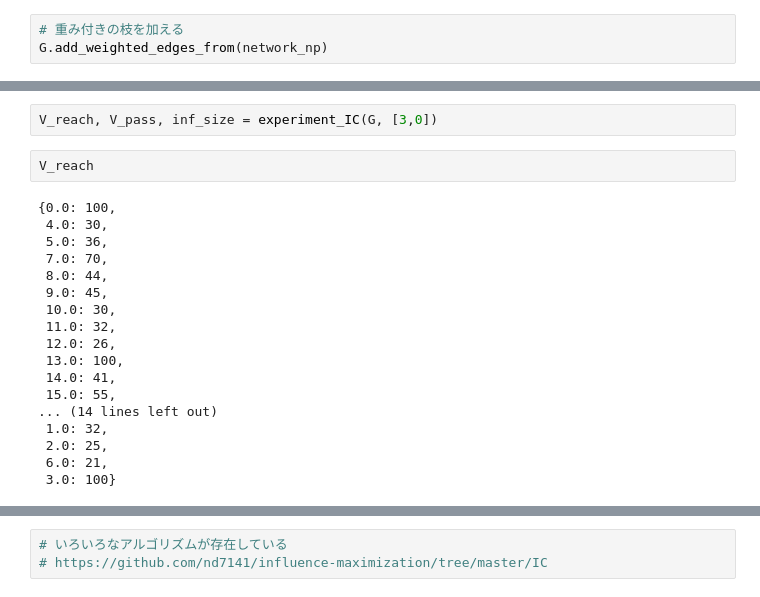
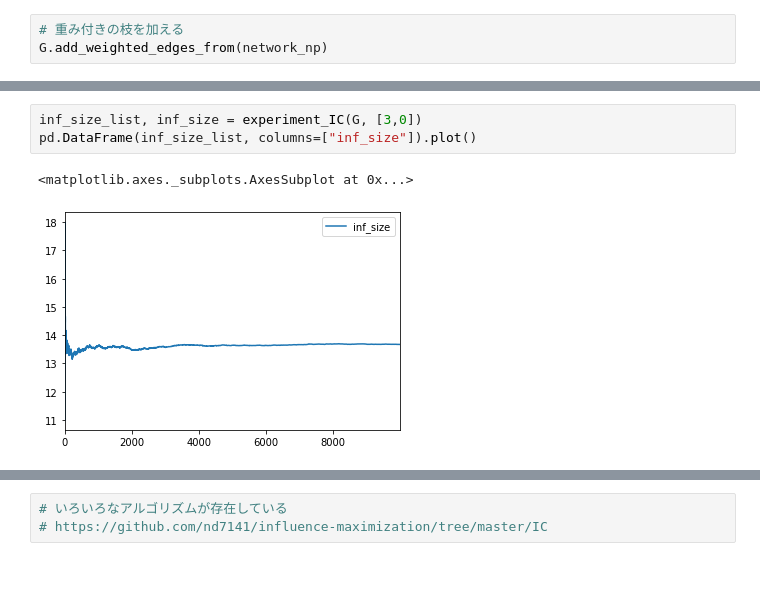
Before and after one commit to plue1011/code, a Jupyter notebook: 影響数計算実験.ipynb, the cells around one changed output, grey strips where cells are left out. Saved outputs shown, nothing was run; the diff lists cells and outputs as text.

```diff
--- a/影響数計算実験.ipynb
+++ b/影響数計算実験.ipynb
@@ -67,22 +139,6 @@ def experiment_IC(G, seed, T=100):
 # %%
-V_reach, V_pass, inf_size = experiment_IC(G, [3,0])
+inf_size_list, inf_size = experiment_IC(G, [3,0])
+pd.DataFrame(inf_size_list, columns=["inf_size"]).plot()
+# %% [output]
+<matplotlib.axes._subplots.AxesSubplot at 0x...>
+[figure, added]
-# %%
-V_reach
-# %% [output]
-{0.0: 100,
- 4.0: 30,
- 5.0: 36,
- 7.0: 70,
- 8.0: 44,
- 9.0: 45,
- 10.0: 30,
- 11.0: 32,
- 12.0: 26,
- 13.0: 100,
- 14.0: 41,
- 15.0: 55,
-... (14 lines left out)
- 1.0: 32,
- 2.0: 25,
- 6.0: 21,
- 3.0: 100}
```
Also changed, not shown: parts of 55 cells of this notebook.
